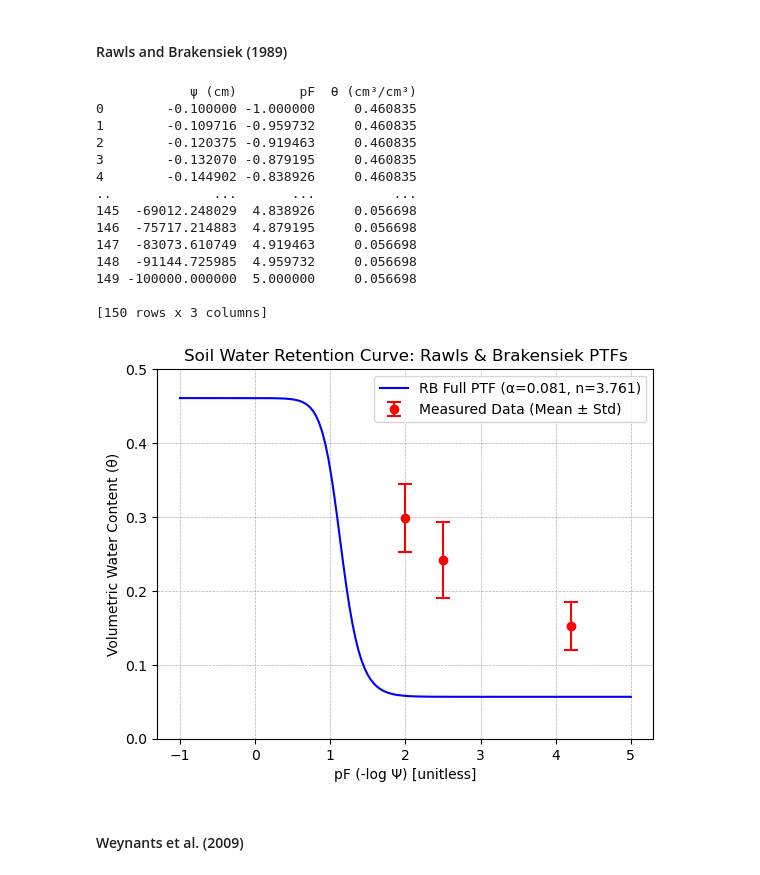
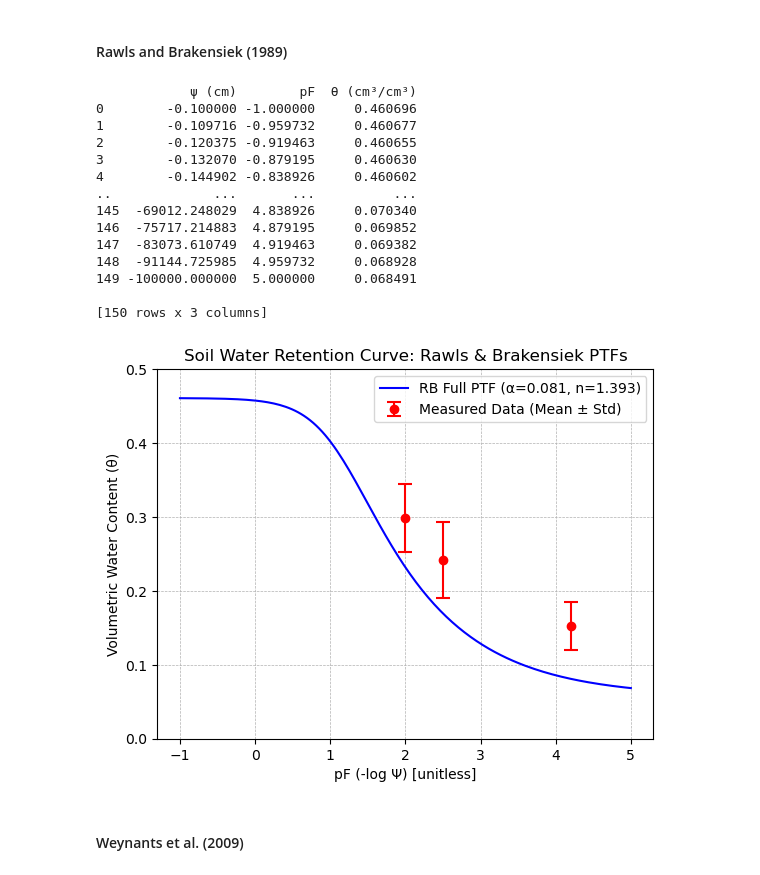
Before and after one commit to linwang-tech/pedotransfer_TWW, a Jupyter notebook: Pedo_TWW_Github.ipynb, the cells around one changed output. Drawn from its saved outputs; the diff is of its cells as text; code cells hidden in the pictures.

```diff
--- a/Pedo_TWW_Github.ipynb
+++ b/Pedo_TWW_Github.ipynb
@@ -342,7 +333,7 @@ import pandas as pd
 import matplotlib.pyplot as plt
 
 # Load the dataset
-file_path = "soil_data.xlsx"  # Ensure correct file path
+file_path = "soil_data (1).xlsx"  # Ensure correct file path
 df = pd.read_excel(file_path)
 
 # Convert SOC from g/kg to % and compute OC (Organic Carbon)
@@ -364,7 +355,7 @@ BD_mean = df["BD"].mean()
 # Define the range of matric potential (Ψ)
 psi_values = np.logspace(-1, 5, 150) * -1  # Negative values for suction
 pF_values = np.log10(np.abs(psi_values))   # Convert suction to pF
-# Define Rawls & Brakensiek (1985) equations from the image
+# Define Rawls & Brakensiek (1989) equations from the image
 
 
 # --- van Genuchten equation ---
@@ -374,50 +365,42 @@ def van_genuchten(h, theta_r, theta_s, alpha, n):
 
 
 
-def rb1985_parameters(sand, clay, BD):
-    # Convert texture to fraction if given in %
-
-    phi = 1 - BD / 2.65  # Porosity
-
-    # Saturated water content (θs)
+def rb1989_parameters(sand, clay, BD):
+    # Sand and clay in %, as in Rawls and Brakensiek (1989); Rawls et al. (1992)
+    phi = 1 - BD / 2.65
     theta_s = phi
 
-    # Bubbling pressure head (hb)
     hb = np.exp(
         5.3396738 + 0.1845038 * clay - 2.483945 * phi
         - 0.00213853 * clay**2 - 0.04356349 * sand * phi
         - 0.61745089 * clay * phi + 0.00143598 * sand**2 * phi**2
-        - 0.00855375 * clay**2 * phi ** 2 - 0.00001282 * sand**2 * clay
-        + 0.00895359 * clay**2 * phi - 0.00072472 * sand** 2 * phi
+        - 0.00855375 * clay**2 * phi**2 - 0.00001282 * sand**2 * clay
+        + 0.00895359 * clay**2 * phi - 0.00072472 * sand**2 * phi
         + 0.0000054 * clay**2 * sand + 0.5002806 * clay * phi**2
     )
+    a = 1 / hb
 
-    a = 1 / hb  # van Genuchten α
-
-    # n parameter
     n = 1 + np.exp(
         -0.7842831 + 0.0177544 * sand - 1.062498 * phi
-        - 0.00005304 * sand**2 - 0.00273493 * clay
-        + 1.11134946 * phi**2 + 0.03088295 * sand * phi
+        - 0.00005304 * sand**2 - 0.00273493 * clay**2
+        + 1.11134946 * phi**2 - 0.03088295 * sand * phi
         + 0.00026587 * sand**2 * phi**2 - 0.00610522 * clay**2 * phi**2
         - 0.00000235 * sand**2 * clay + 0.00798746 * clay**2 * phi
         - 0.0067449 * clay * phi**2
     )
 
-    # Residual water content (θr)
     theta_r = (
         -0.0182482 + 0.00087269 * sand + 0.00513488 * clay
         + 0.02939286 * phi - 0.00015395 * clay**2
         - 0.0010827 * sand * phi - 0.00018233 * clay**2 * phi**2
         + 0.00030703 * clay**2 * phi - 0.0023584 * clay * phi**2
     )
-
     return theta_r, theta_s, a, n
 
 # Compute mean values
-theta_r_rb2, theta_s_rb2, alpha_rb2, n_rb2 = rb1985_parameters(sand_mean, clay_mean, BD_mean)
+theta_r_rb2, theta_s_rb2, alpha_rb2, n_rb2 = rb1989_parameters(sand_mean, clay_mean, BD_mean)
 
-# Compute θ(ψ) using new RB-1985 full equation
+# Compute θ(ψ) using new RB-1989 full equation
 theta_rb2 = van_genuchten(psi_values, theta_r_rb2, theta_s_rb2, alpha_rb2, n_rb2)
 
 theta_rb2
@@ -429,44 +412,44 @@ theta_df = pd.DataFrame({
     "θ (cm³/cm³)": theta_rb2
 })
 
 print(theta_df)
 
 
 plt.plot(pF_values, theta_rb2, label=f"RB Full PTF (α={alpha_rb2:.3f}, n={n_rb2:.3f})", linestyle="solid", color="blue")
 
 # --- Prepare measured data (means and std devs) ---
 pF_measured = [2.0, 2.5, 4.2]  # pF for FC, FC_33, and PWP
 theta_measured = [df["FC"].mean(), df["FC_33"].mean(), df["PWP"].mean()]
 theta_std = [df["FC"].std(), df["FC_33"].std(), df["PWP"].std()]
 
 
 # Overlay measured data points
 plt.errorbar(pF_measured, theta_measured, yerr=theta_std, fmt='o', color="red", label="Measured Data (Mean ± Std)", capsize=5, capthick=1.5)
 
 # Plot settings
 plt.ylim(0, 0.5)
 plt.xlabel("pF (-log Ψ) [unitless]")
 plt.ylabel("Volumetric Water Content (θ)")
 plt.title("Soil Water Retention Curve: Rawls & Brakensiek PTFs")
 plt.legend()
 plt.grid(True, which="both", linestyle="--", linewidth=0.5)
 plt.show()
 # %% [output]
             ψ (cm)        pF  θ (cm³/cm³)
-0        -0.100000 -1.000000     0.460835
-1        -0.109716 -0.959732     0.460835
-2        -0.120375 -0.919463     0.460835
-3        -0.132070 -0.879195     0.460835
-4        -0.144902 -0.838926     0.460835
+0        -0.100000 -1.000000     0.460696
+1        -0.109716 -0.959732     0.460677
+2        -0.120375 -0.919463     0.460655
+3        -0.132070 -0.879195     0.460630
+4        -0.144902 -0.838926     0.460602
 ..             ...       ...          ...
-145  -69012.248029  4.838926     0.056698
-146  -75717.214883  4.879195     0.056698
-147  -83073.610749  4.919463     0.056698
-148  -91144.725985  4.959732     0.056698
-149 -100000.000000  5.000000     0.056698
+145  -69012.248029  4.838926     0.070340
+146  -75717.214883  4.879195     0.069852
+147  -83073.610749  4.919463     0.069382
+148  -91144.725985  4.959732     0.068928
+149 -100000.000000  5.000000     0.068491
 
 [150 rows x 3 columns]
-[figure, old version]
+[figure, new version]
 # %% [markdown]
 #### Weynants et al. (2009)
 # %%
```
Also changed, not shown: parts of 22 cells of this notebook, 2 other files.
